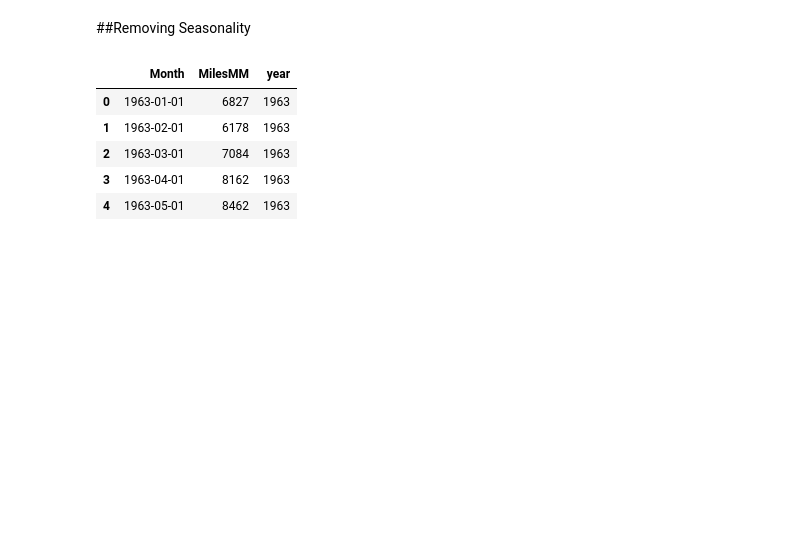
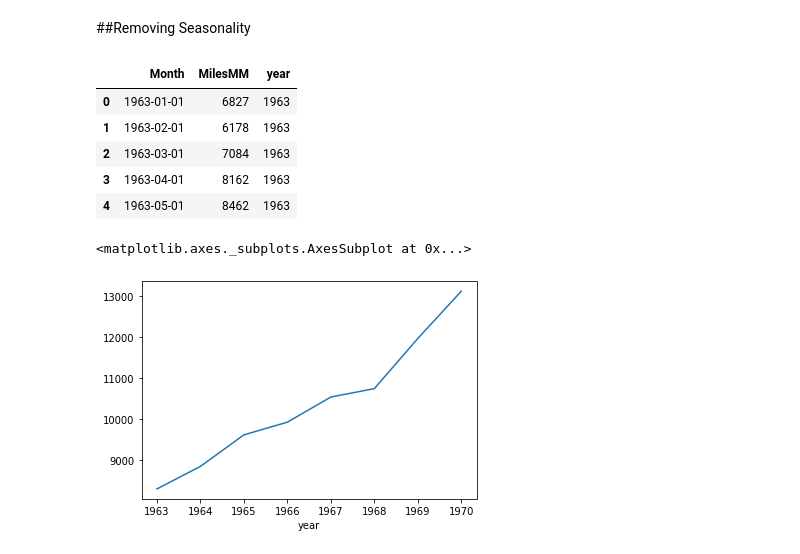
Before and after one commit to anmol0720/Time-Series-Forcasting, a Jupyter notebook: TensorFlow_with_GPU.ipynb, the cells around one changed output. Drawn from its saved outputs; the diff is of its cells as text; code cells hidden in the pictures; blank space fills up the shorter version.

```diff
--- a/TensorFlow_with_GPU.ipynb
+++ b/TensorFlow_with_GPU.ipynb
@@ -246,3 +246,10 @@ miles_df.head()
 | 2 | 1963-03-01 | 7084 | 1963 |
 | 3 | 1963-04-01 | 8162 | 1963 |
 | 4 | 1963-05-01 | 8462 | 1963 |
+# %%
+yr=miles_df.groupby('year')
+# %%
+yr['MilesMM'].mean().plot()
+# %% [output]
+<matplotlib.axes._subplots.AxesSubplot at 0x...>
+[figure, added]
```
